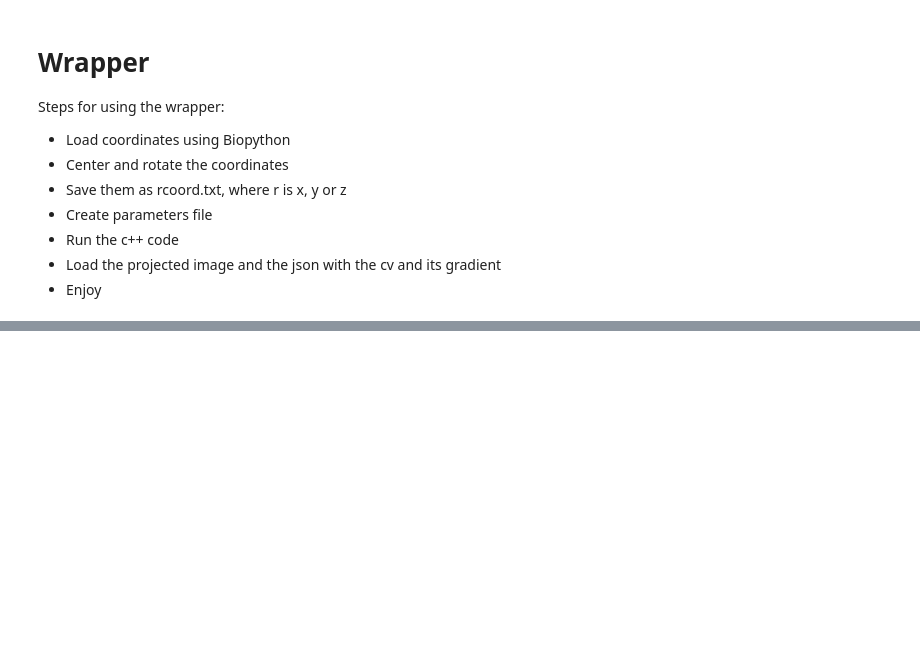
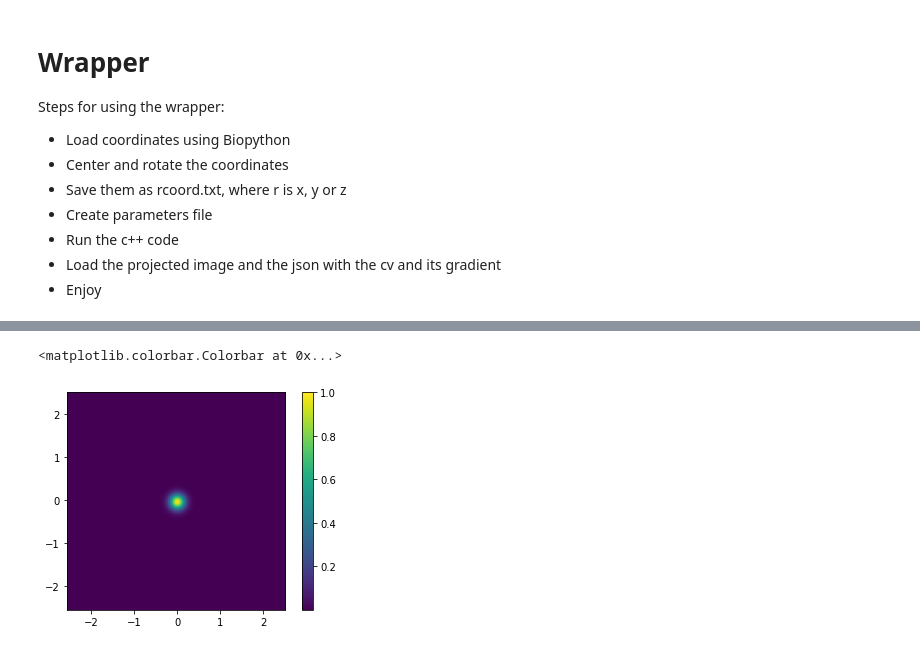
Before and after one commit to DSilva27/gradient_cryoEM, a Jupyter notebook: python/gradient.ipynb, the cells around one changed output, grey strips where cells are left out. Saved outputs shown, nothing was run; the diff lists cells and outputs as text; code cells hidden in the pictures; blank space fills up the shorter version.

```diff
--- a/python/gradient.ipynb
+++ b/python/gradient.ipynb
@@ -141,0 +250,45 @@ plt.imshow(Ixy)
+# %%
+Env = lambda s, b_p: np.exp(-b_p * s * 0.5)
+CTF = lambda s, A_p, a_p, b_p: (A_p*np.cos(a_p*s * 0.5) - np.sqrt(1 - A_p**2)*np.sin(a_p*s * 0.5)) * Env(s, b_p)
+
+
+#Parameters for the CTF and Env; gaussian blurring
+theta = 0#0.008
+xi = 1/64#0.00375
+
+A =  xi * 1/np.sqrt(xi**2 + theta**2)
+a =  theta * 1/(theta**2 + xi**2)
+b =  xi * 1/(theta**2 + xi**2)
+
+
+'''
+Define frequencies according to:
+
+u = 2 * pi / (N * pixel_size) * i, with i = 0, ..., N-1
+
+We are going to shift it so it's centered (just for visualization)
+'''
+
+u = 2*np.pi * np.arange(-res/2, res/2, 1) / (ps_x * res)
+v = 2*np.pi * np.arange(-res/2, res/2, 1) / (ps_y * res)
+
+pixels = res
+
+ctf = np.zeros((u.shape[0], v.shape[0]))
+
+for i in range(len(u)):
+    for j in range(len(v)):
+
+        radsq = u[i]**2 + v[j]**2
+        val = CTF(radsq, A, a, b)
+
+        if np.abs(val) < 1e-7: ctf[i, j] = 1e-7
+
+        else: ctf[i, j] = val
+
+
+plt.imshow(ctf, cmap='viridis', extent=[u[0],u[-1],v[0],v[-1]])
+plt.colorbar()
+# %% [output]
+<matplotlib.colorbar.Colorbar at 0x...>
+[figure, added]
```
Also changed, not shown: parts of 20 cells of this notebook, 4 other files.
